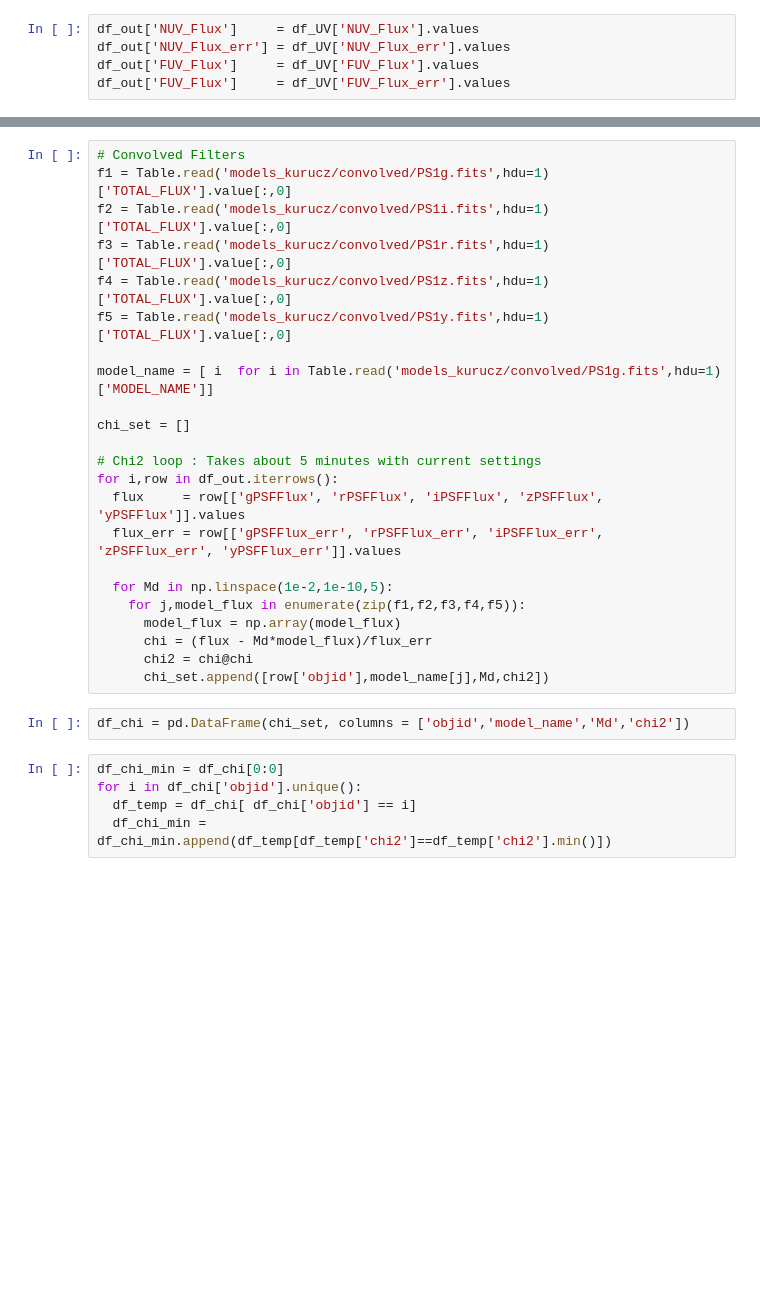
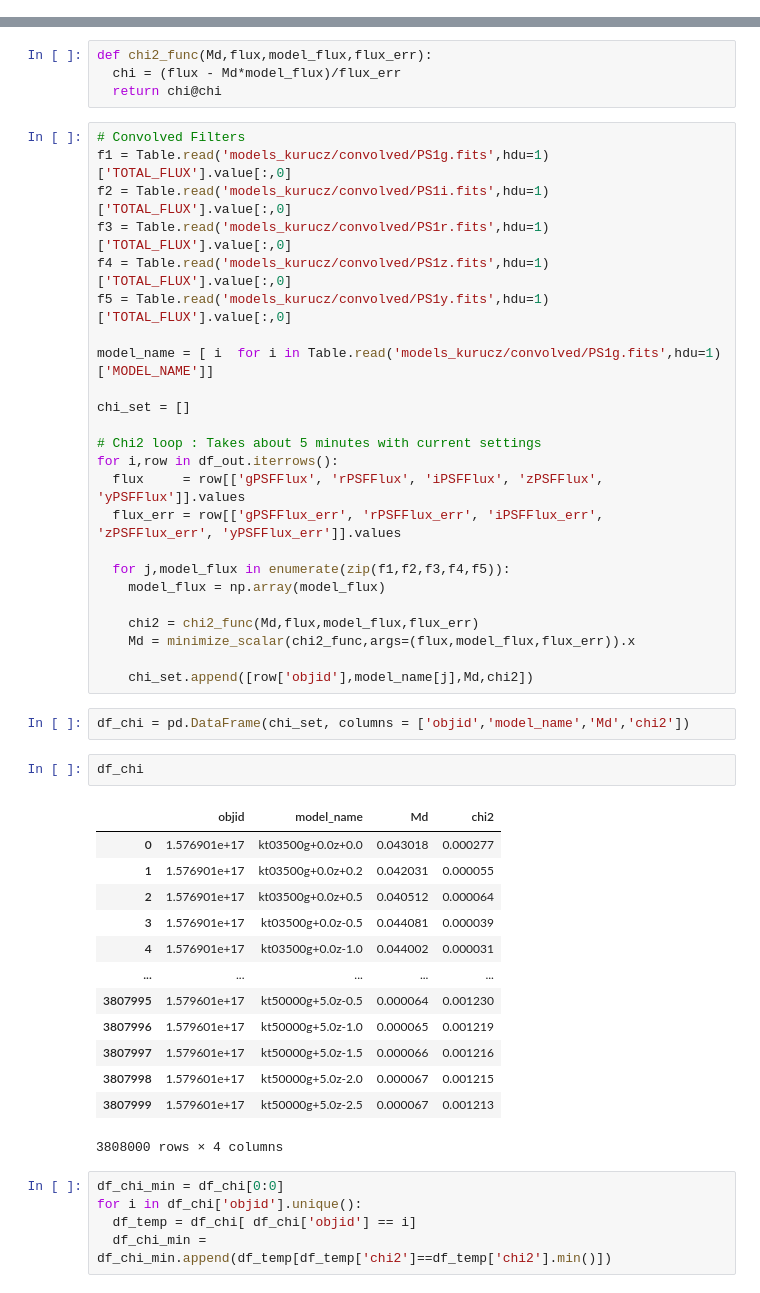
Before and after one commit to Jack3690/INSIST, a Jupyter notebook: UV_Stellar_Catalog.ipynb, the cells around one changed output, grey strips where cells are left out. Cells and saved outputs as stored; diff of their text form; blank space fills up the shorter version.

```diff
--- a/UV_Stellar_Catalog.ipynb
+++ b/UV_Stellar_Catalog.ipynb
@@ -414,5 +495,0 @@ df_UV = pd.DataFrame(UV, columns = ['NUV_Flux','NUV_Flux_err','FUV_Flux','FUV_Fl
-# %%
-df_out['NUV_Flux']     = df_UV['NUV_Flux'].values
-df_out['NUV_Flux_err'] = df_UV['NUV_Flux_err'].values
-df_out['FUV_Flux']     = df_UV['FUV_Flux'].values
-df_out['FUV_Flux']     = df_UV['FUV_Flux_err'].values
@@ -444,5 +512,9 @@ df_out['objid'].unique().shape
 # %% [markdown]
 # **SED Fitting Routine**
+# %%
+def chi2_func(Md,flux,model_flux,flux_err):
+  chi = (flux - Md*model_flux)/flux_err
+  return chi@chi
 # %%
 # Convolved Filters
 f1 = Table.read('models_kurucz/convolved/PS1g.fits',hdu=1)['TOTAL_FLUX'].value[:,0]
@@ -460,14 +532,31 @@ for i,row in df_out.iterrows():
   flux     = row[['gPSFFlux', 'rPSFFlux', 'iPSFFlux', 'zPSFFlux', 'yPSFFlux']].values
   flux_err = row[['gPSFFlux_err', 'rPSFFlux_err', 'iPSFFlux_err', 'zPSFFlux_err', 'yPSFFlux_err']].values
 
-  for Md in np.linspace(1e-2,1e-10,5):
-    for j,model_flux in enumerate(zip(f1,f2,f3,f4,f5)):
-      model_flux = np.array(model_flux)
-      chi = (flux - Md*model_flux)/flux_err
-      chi2 = chi@chi
-      chi_set.append([row['objid'],model_name[j],Md,chi2])
+  for j,model_flux in enumerate(zip(f1,f2,f3,f4,f5)):
+    model_flux = np.array(model_flux)
+
+    chi2 = chi2_func(Md,flux,model_flux,flux_err)
+    Md = minimize_scalar(chi2_func,args=(flux,model_flux,flux_err)).x
+
+    chi_set.append([row['objid'],model_name[j],Md,chi2])
 # %%
 df_chi = pd.DataFrame(chi_set, columns = ['objid','model_name','Md','chi2'])
+# %%
+df_chi
+# %% [output]
+|  | objid | model_name | Md | chi2 |
+| 0 | 1.576901e+17 | kt03500g+0.0z+0.0 | 0.043018 | 0.000277 |
+| 1 | 1.576901e+17 | kt03500g+0.0z+0.2 | 0.042031 | 0.000055 |
+| 2 | 1.576901e+17 | kt03500g+0.0z+0.5 | 0.040512 | 0.000064 |
+| 3 | 1.576901e+17 | kt03500g+0.0z-0.5 | 0.044081 | 0.000039 |
+| 4 | 1.576901e+17 | kt03500g+0.0z-1.0 | 0.044002 | 0.000031 |
+| ... | ... | ... | ... | ... |
+| 3807995 | 1.579601e+17 | kt50000g+5.0z-0.5 | 0.000064 | 0.001230 |
+| 3807996 | 1.579601e+17 | kt50000g+5.0z-1.0 | 0.000065 | 0.001219 |
+| 3807997 | 1.579601e+17 | kt50000g+5.0z-1.5 | 0.000066 | 0.001216 |
+| 3807998 | 1.579601e+17 | kt50000g+5.0z-2.0 | 0.000067 | 0.001215 |
+| 3807999 | 1.579601e+17 | kt50000g+5.0z-2.5 | 0.000067 | 0.001213 |
+3808000 rows × 4 columns
 # %%
 df_chi_min = df_chi[0:0]
 for i in df_chi['objid'].unique():
```
Also changed, not shown: parts of 43 cells of this notebook.
